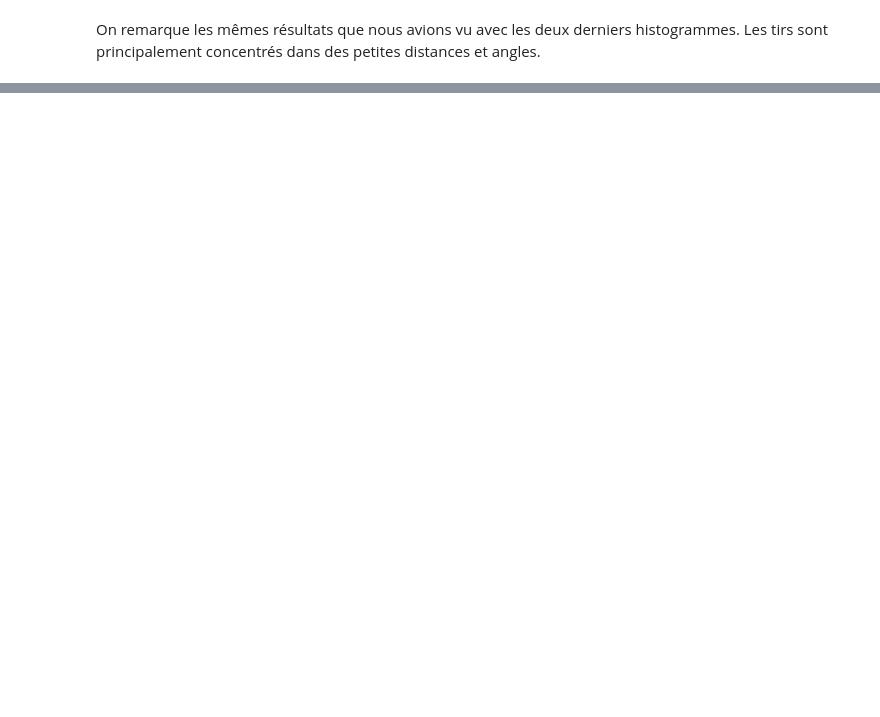
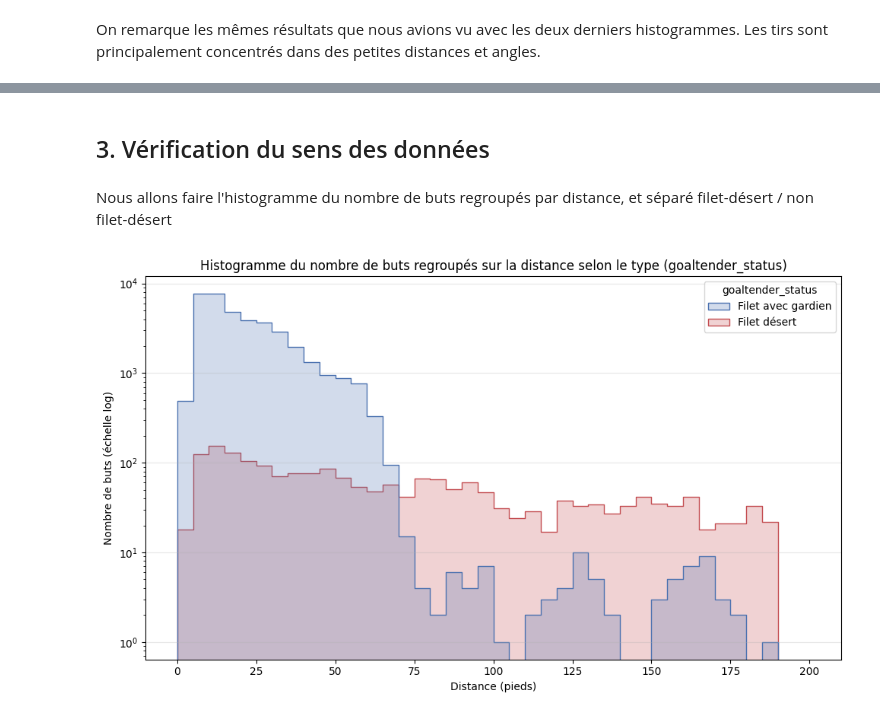
Before and after one commit to Tong3410976/IFT3700_Projet1, a Jupyter notebook: notebooks/06_feature_engineering_1.ipynb, the cells around one changed output, grey strips where cells are left out. Saved outputs shown, nothing was run; the diff lists cells and outputs as text; code cells hidden in the pictures; blank space fills up the shorter version.

Commit message:
ajout des derniers graphiques et de quelques réflexions

```diff
--- a/notebooks/06_feature_engineering_1.ipynb
+++ b/notebooks/06_feature_engineering_1.ipynb
@@ -178,0 +291,31 @@ On remarque les mêmes résultats que nous avions vu avec les deux derniers hist
+# %% [markdown]
+## 3. Vérification du sens des données
+# %% [markdown]
+Nous allons faire l'histogramme du nombre de buts regroupés par distance, et séparé filet-désert / non filet-désert
+# %%
+# Nous allons isoler uniquement les buts
+df_goals = df_cols_imp_train[(df_cols_imp_train["is_goal"] == 1)].reset_index()
+# Pour que ce soit plus clair on va mettre la légende de façon explicite
+df_goals["goaltender_status"] = df_goals["empty_net"].map({0:"Filet avec gardien", 1:"Filet désert"})
+# On déclare une palette de couleur
+colors = {"Filet avec gardien": "#4C72B0", "Filet désert": "#C44E52"}
+fig, ax = plt.subplots(figsize=(10, 6))
+sns.histplot(
+    data=df_goals,
+    x="shot_distance",
+    hue="goaltender_status",
+    palette=colors,
+    binwidth=5.0,
+    binrange=(0, 200),
+    element="step",
+    ax=ax
+)
+ax.set_yscale("log")
+ax.set_title("Histogramme du nombre de buts regroupés sur la distance selon le type (goaltender_status)")
+ax.set_xlabel("Distance (pieds)")
+ax.set_ylabel("Nombre de buts (échelle log)")
+ax.grid(True, axis="y", alpha=0.3)
+plt.tight_layout()
+plt.show()
+# %% [output]
+[figure, added]
```
Also changed, not shown: parts of 14 cells of this notebook.
